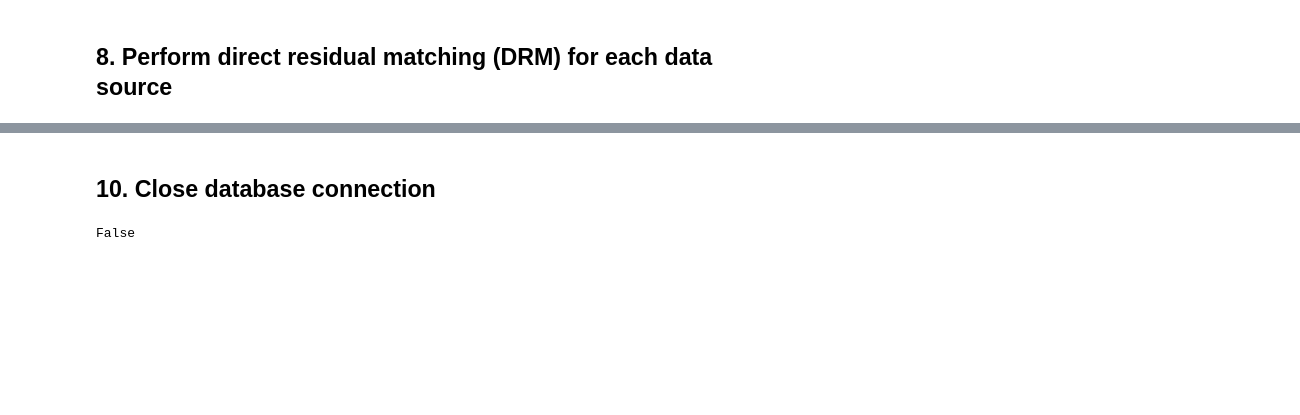
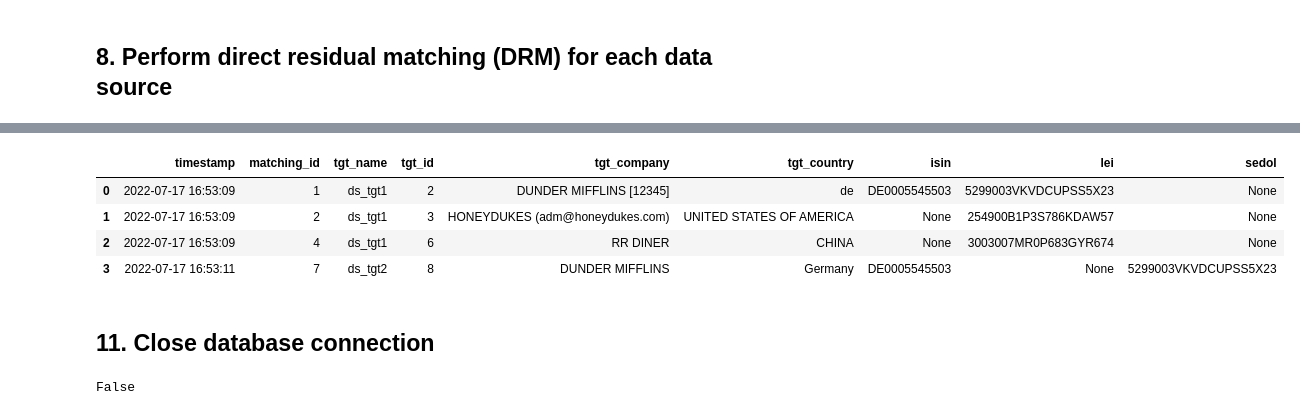
Before and after one commit to os-climate/esg-matching, a Jupyter notebook: notebooks/How-to guide/Perform exact matching/Perform exact matching on SqlLite database.ipynb, the cells around one changed output, grey strips where cells are left out. Saved outputs shown, nothing was run; the diff lists cells and outputs as text; code cells hidden in the pictures; blank space fills up the shorter version.

```diff
--- a/notebooks/How-to guide/Perform exact matching/Perform exact matching on SqlLite database.ipynb
+++ b/notebooks/How-to guide/Perform exact matching/Perform exact matching on SqlLite database.ipynb
@@ -212,5 +258,15 @@ ifm_matcher_obj.execute_matching()
+# %%
+# Query the no-matching table
+df_no_matching = db_no_matching.get_data_as_df()
+df_no_matching
+# %% [output]
+|  | timestamp | matching_id | tgt_name | tgt_id | tgt_company | tgt_country | isin | lei | sedol |
+| 0 | 2022-07-17 16:53:09 | 1 | ds_tgt1 | 2 | DUNDER MIFFLINS [12345] | de | DE0005545503 | 5299003VKVDCUPSS5X23 | None |
+| 1 | 2022-07-17 16:53:09 | 2 | ds_tgt1 | 3 | HONEYDUKES (adm@honeydukes.com) | UNITED STATES OF AMERICA | None | 254900B1P3S786KDAW57 | None |
+| 2 | 2022-07-17 16:53:09 | 4 | ds_tgt1 | 6 | RR DINER | CHINA | None | 3003007MR0P683GYR674 | None |
+| 3 | 2022-07-17 16:53:11 | 7 | ds_tgt2 | 8 | DUNDER MIFFLINS | Germany | DE0005545503 | None | 5299003VKVDCUPSS5X23 |
 # %% [markdown]
-## 10. Close database connection
+## 11. Close database connection
 # %%
 db_conn.disconnect()
 # %%
```
Also changed, not shown: parts of 26 cells of this notebook, 2 other files.
